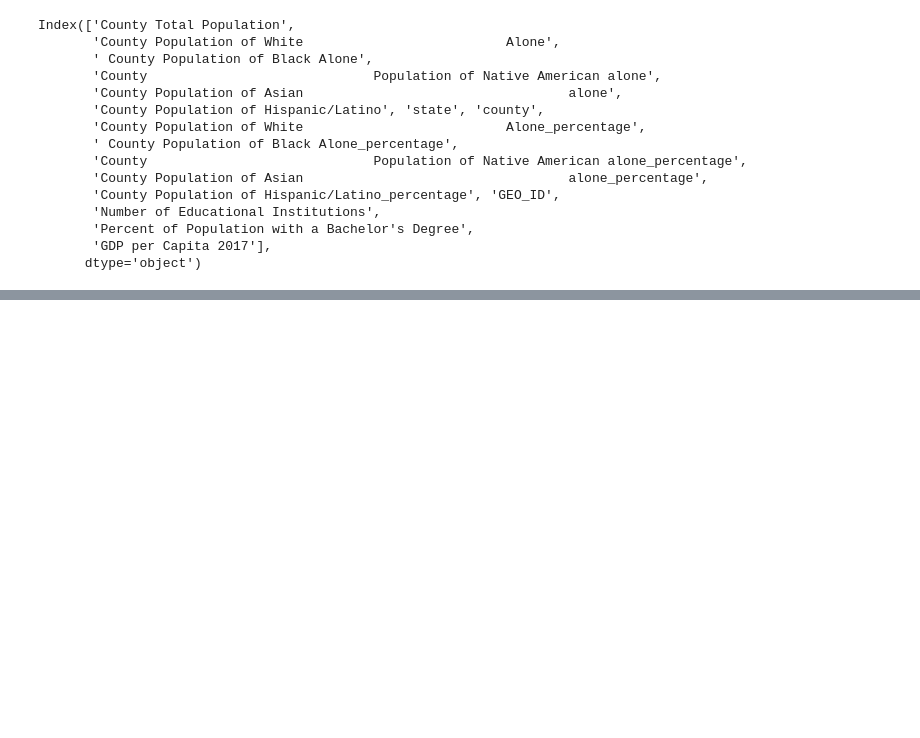
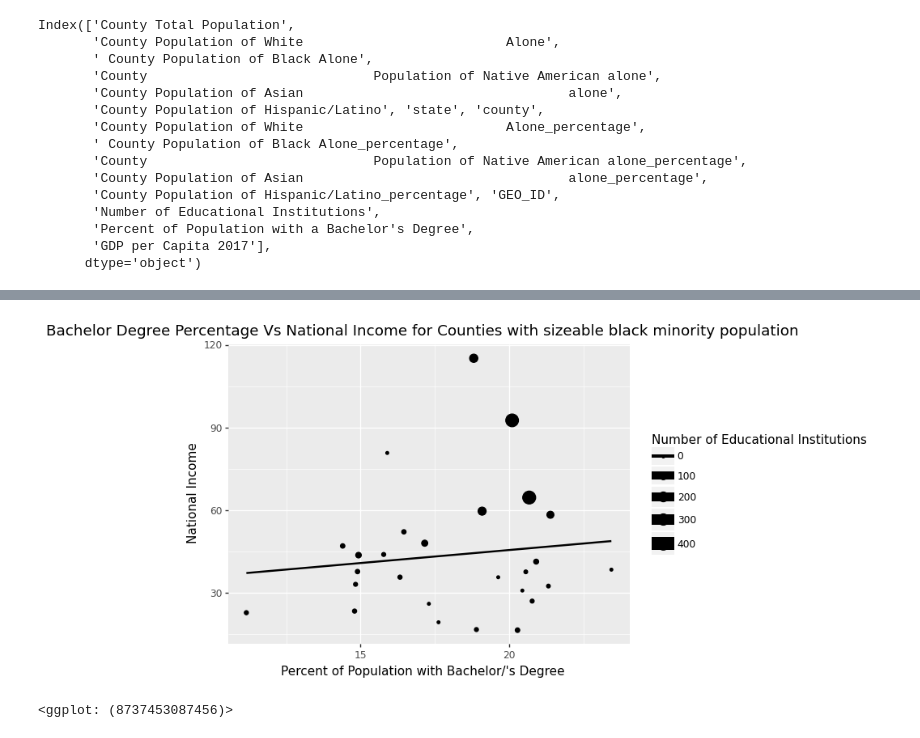
Before and after one commit to leomassoc/LSE-DS105L-Data-Detectives, a Jupyter notebook: notebooks/NB4 Education Data and Race.ipynb, the cells around one changed output, grey strips where cells are left out. Drawn from its saved outputs; the diff is of its cells as text; code cells hidden in the pictures; blank space fills up the shorter version.

```diff
--- a/notebooks/NB4 Education Data and Race.ipynb
+++ b/notebooks/NB4 Education Data and Race.ipynb
@@ -264,0 +264,12 @@ ggplot(df_NC_W, aes(x='Percent of Population with a Bachelor\'s Degree', y = 'GD
+# %%
+# Now we look at whether this "return to education" is different for those counties with a sizeable Black
+# minority population, or one which is more than 20%
+df_NC_B = df_NC[df_NC[" County Population of Black Alone_percentage"] > 20]
+# %%
+#Using this data to plot the GDP per Capita and Percent of Population with a Bachelor's Degree, in addition to
+#a best-fit line and correlation coefficient for counties with black minority larger than 10% of the population.
+ggplot(df_NC_B, aes(x='Percent of Population with a Bachelor\'s Degree', y = 'GDP per Capita 2017', size = 'Number of Educational Institutions')) + \
+    geom_point() + geom_smooth(method='lm', se=False) + labs(title="Bachelor Degree Percentage Vs National Income for Counties with sizeable black minority population",x="Percent of Population with Bachelor/'s Degree", y="National Income", size="Number of Educational Institutions", color="Number of Educational Institutions")
+# %% [output]
+[figure, added]
+<ggplot: (8737453087456)>
```
Also changed, not shown: parts of 5 cells of this notebook.
